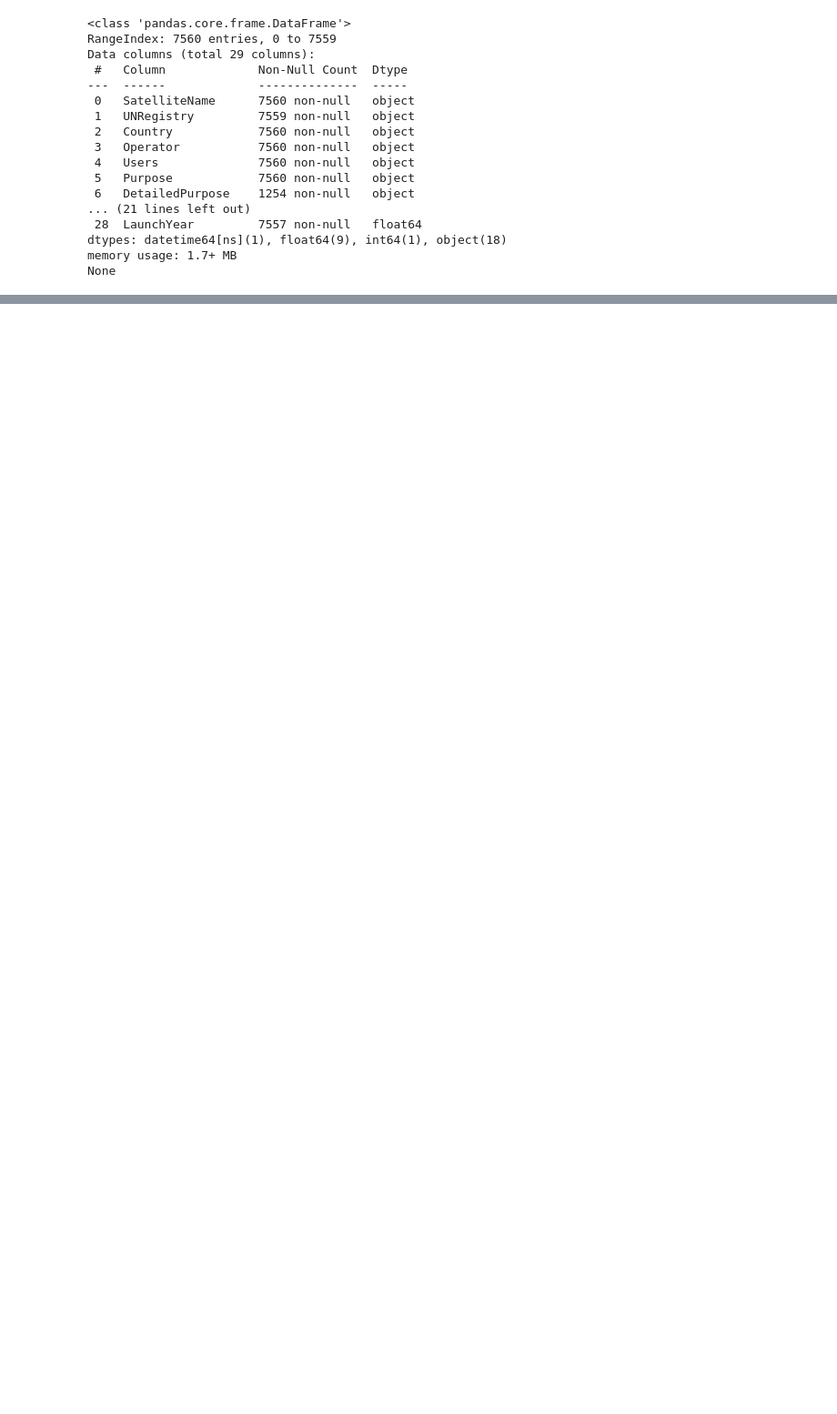
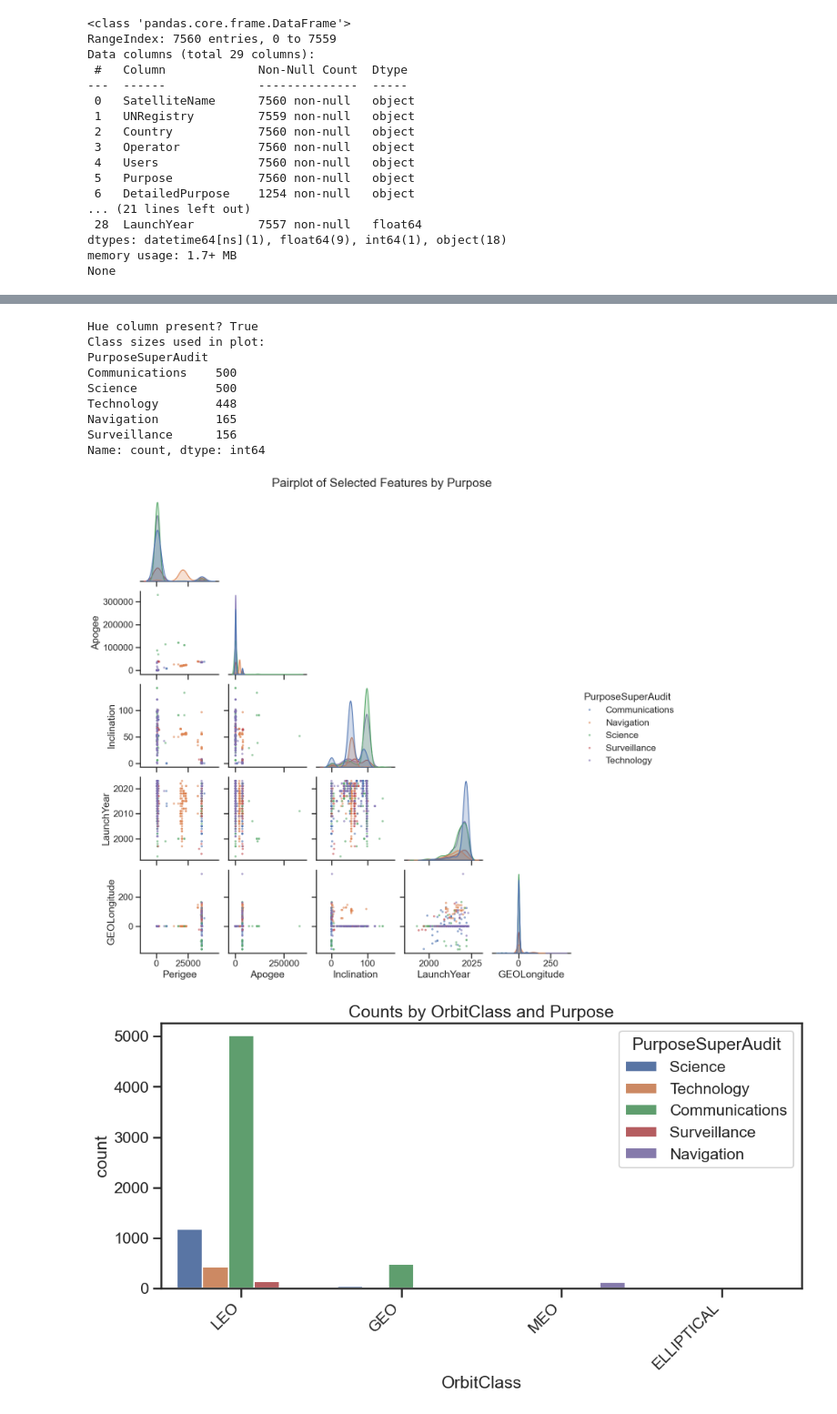
Before and after one commit to CST383-Group7/CST383-30_2254_Satellite_Identity, a Jupyter notebook: satellite_project.ipynb, the cells around one changed output, grey strips where cells are left out. Shown: that part at 91% size. Drawn from its saved outputs; the diff is of its cells as text; code cells hidden in the pictures; blank space fills up the shorter version.

```diff
--- a/satellite_project.ipynb
+++ b/satellite_project.ipynb
@@ -200,3 +335,69 @@ Series([], Name: count, dtype: int64)
+# %%
+## Visualize pairplot
+
+target_col = 'PurposeSuperAudit'  # or 'Purpose' if you prefer
+max_points_per_class = 500
+
+# Drop Unknown and ensure numerics present
+df_plot = dfm.copy()
+df_plot = df_plot[~df_plot[target_col].astype(str).str.lower().eq('unknown')]
+df_plot = df_plot[num_cols + [target_col] + cat_cols].dropna(subset=num_cols)
+
+# Downsample per class while preserving columns
+df_plot_bal = (
+    df_plot.groupby(target_col, group_keys=False)
+           .sample(frac=1.0, random_state=42)   # shuffle within each class
+           .groupby(target_col, group_keys=False)
+           .head(max_points_per_class)          # cap per class
+)
+
+# Sanity checks
+print('Hue column present?', target_col in df_plot_bal.columns)
+print('Class sizes used in plot:')
+print(df_plot_bal[target_col].value_counts())
+
+# Make the pairplot
+# sns.set(style='ticks', context='talk')
+g = sns.pairplot(
+    df_plot_bal,
+    vars=num_cols,
+    hue=target_col if target_col in df_plot_bal.columns else None,
+    corner=True,
+    diag_kind='kde',
+    plot_kws={'alpha': 0.6, 's': 15, 'edgecolor': 'none'}
+)
+g.fig.suptitle('Pairplot of Selected Features by Purpose', y=1.02)
+plt.show()
+
+sns.set(style='ticks', context='talk')
+n = len(cat_cols)
+
+
+
+plot_df = dfm.copy()
+plot_df[target_col] = plot_df[target_col].astype(str).str.strip()
+plot_df = plot_df[~plot_df[target_col].str.lower().eq('unknown')]
+
+# Optional: order categories by total count
+order_oc = plot_df['OrbitClass'].value_counts().index
+
+plt.figure(figsize=(12, 5))
+sns.countplot(data=plot_df, x='OrbitClass', hue=target_col, order=order_oc)
+plt.title('Counts by OrbitClass and Purpose')
+plt.xticks(rotation=45, ha='right')
+plt.show()
+# %% [output]
+Hue column present? True
+Class sizes used in plot:
+PurposeSuperAudit
+Communications    500
+Science           500
+Technology        448
+Navigation        165
+Surveillance      156
+Name: count, dtype: int64
+[figure, added]
+[figure, added]
 # %%
 # We take the cleaned Purpose buckets, drop rows labeled “Unknown,” and split the data into train (80%) and test (20%). We fill missing numbers with the train median, turn OrbitClass into one-hot columns, and standardize the numeric features.
 # Then we train a Logistic Regression model, print the accuracy and the per-class scores, and show a confusion matrix to see which classes the model confuses.
```
Also changed, not shown: parts of 8 cells of this notebook, 2 other files.
